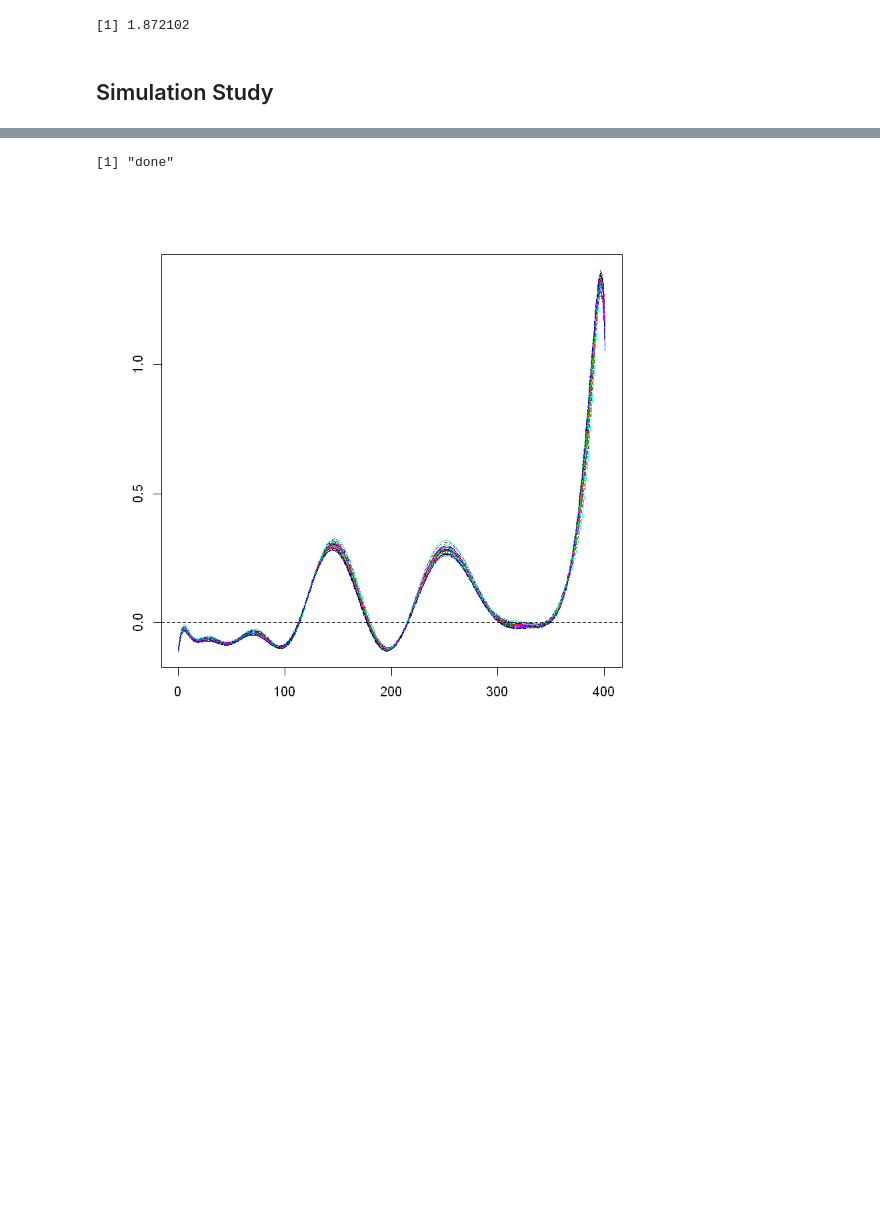
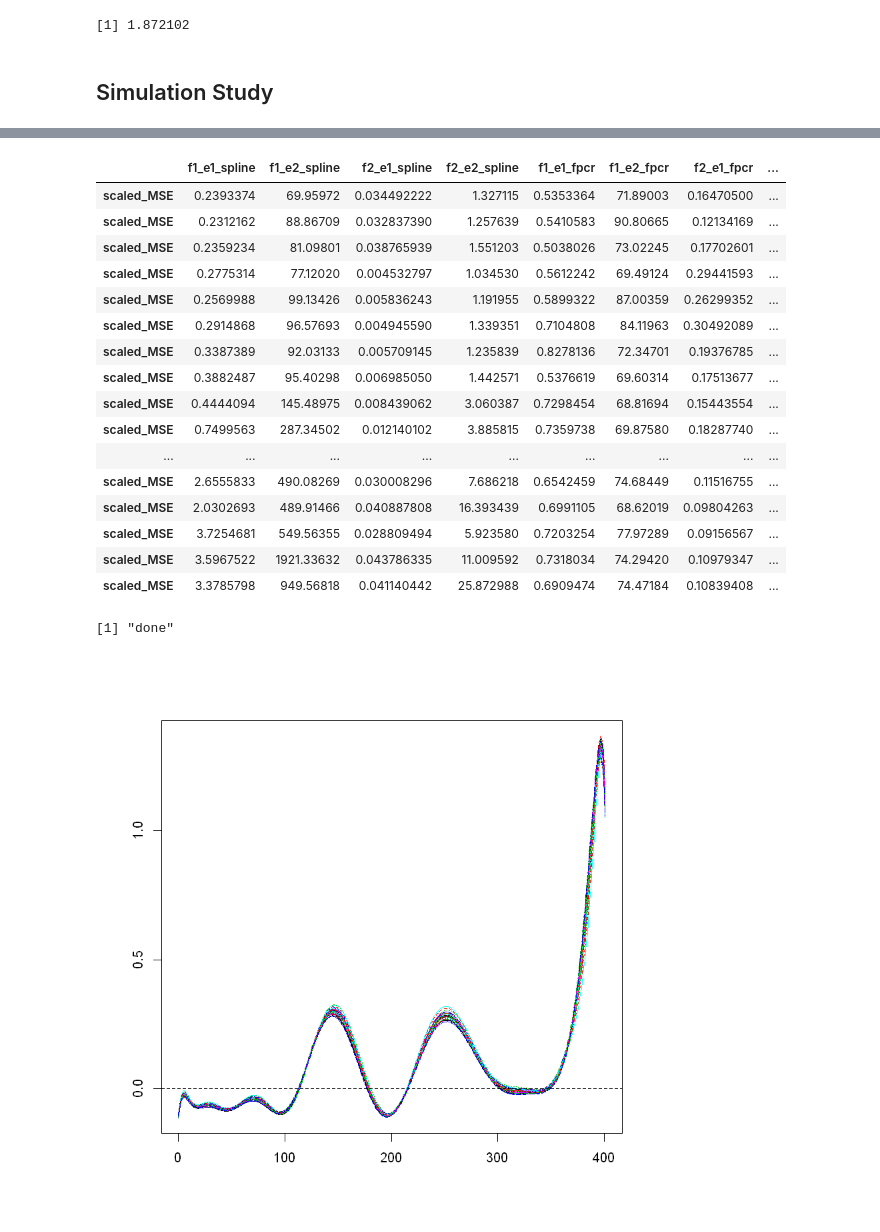
Before and after one commit to JakobJuergens/Basis_Choice_FLR, a Jupyter notebook: Code/simulation_study_approach.ipynb, the cells around one changed output, grey strips where cells are left out. Drawn from its saved outputs; the diff is of its cells as text; code cells hidden in the pictures; blank space fills up the shorter version.

```diff
--- a/Code/simulation_study_approach.ipynb
+++ b/Code/simulation_study_approach.ipynb
@@ -670,3 +695,23 @@ MSE_avrg
+# %%
+MSE_avrg
+# %% [output]
+|  | f1_e1_spline | f1_e2_spline | f2_e1_spline | f2_e2_spline | f1_e1_fpcr | f1_e2_fpcr | f2_e1_fpcr | ... |
+| scaled_MSE | 0.2393374 | 69.95972 | 0.034492222 | 1.327115 | 0.5353364 | 71.89003 | 0.16470500 | ... |
+| scaled_MSE | 0.2312162 | 88.86709 | 0.032837390 | 1.257639 | 0.5410583 | 90.80665 | 0.12134169 | ... |
+| scaled_MSE | 0.2359234 | 81.09801 | 0.038765939 | 1.551203 | 0.5038026 | 73.02245 | 0.17702601 | ... |
+| scaled_MSE | 0.2775314 | 77.12020 | 0.004532797 | 1.034530 | 0.5612242 | 69.49124 | 0.29441593 | ... |
+| scaled_MSE | 0.2569988 | 99.13426 | 0.005836243 | 1.191955 | 0.5899322 | 87.00359 | 0.26299352 | ... |
+| scaled_MSE | 0.2914868 | 96.57693 | 0.004945590 | 1.339351 | 0.7104808 | 84.11963 | 0.30492089 | ... |
+| scaled_MSE | 0.3387389 | 92.03133 | 0.005709145 | 1.235839 | 0.8278136 | 72.34701 | 0.19376785 | ... |
+| scaled_MSE | 0.3882487 | 95.40298 | 0.006985050 | 1.442571 | 0.5376619 | 69.60314 | 0.17513677 | ... |
+| scaled_MSE | 0.4444094 | 145.48975 | 0.008439062 | 3.060387 | 0.7298454 | 68.81694 | 0.15443554 | ... |
+| scaled_MSE | 0.7499563 | 287.34502 | 0.012140102 | 3.885815 | 0.7359738 | 69.87580 | 0.18287740 | ... |
+| ... | ... | ... | ... | ... | ... | ... | ... | ... |
+| scaled_MSE | 2.6555833 | 490.08269 | 0.030008296 | 7.686218 | 0.6542459 | 74.68449 | 0.11516755 | ... |
+| scaled_MSE | 2.0302693 | 489.91466 | 0.040887808 | 16.393439 | 0.6991105 | 68.62019 | 0.09804263 | ... |
+| scaled_MSE | 3.7254681 | 549.56355 | 0.028809494 | 5.923580 | 0.7203254 | 77.97289 | 0.09156567 | ... |
+| scaled_MSE | 3.5967522 | 1921.33632 | 0.043786335 | 11.009592 | 0.7318034 | 74.29420 | 0.10979347 | ... |
+| scaled_MSE | 3.3785798 | 949.56818 | 0.041140442 | 25.872988 | 0.6909474 | 74.47184 | 0.10839408 | ... |
 # %%
 smallbasis      <- create.bspline.basis(rangeval = c(0, length(grid)), nbasis = 19, 8)
 smooth_basis_fd_train_test <- smooth.basis(y = X_train, fdParobj=smallbasis)$fd
```
Also changed, not shown: parts of 15 cells of this notebook.
